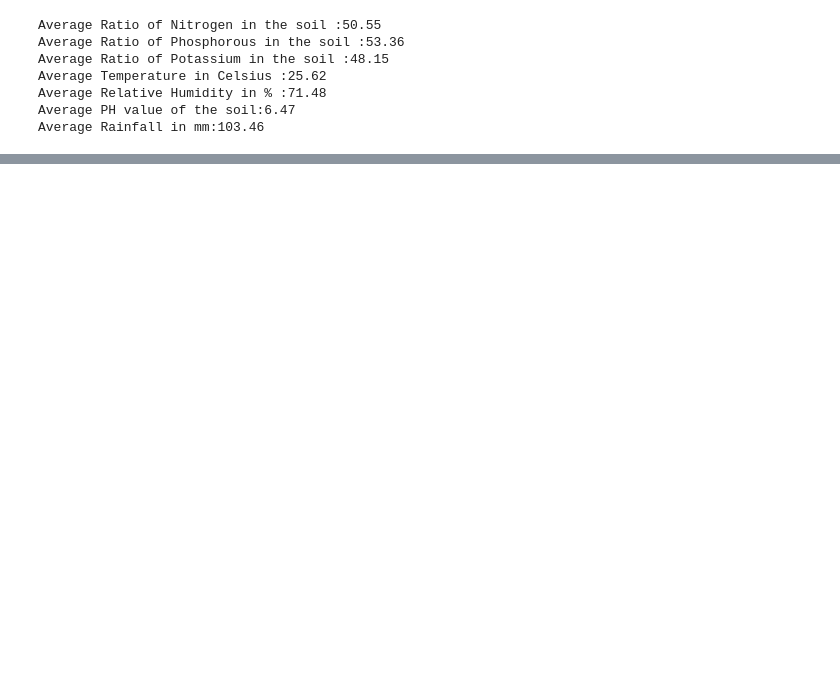
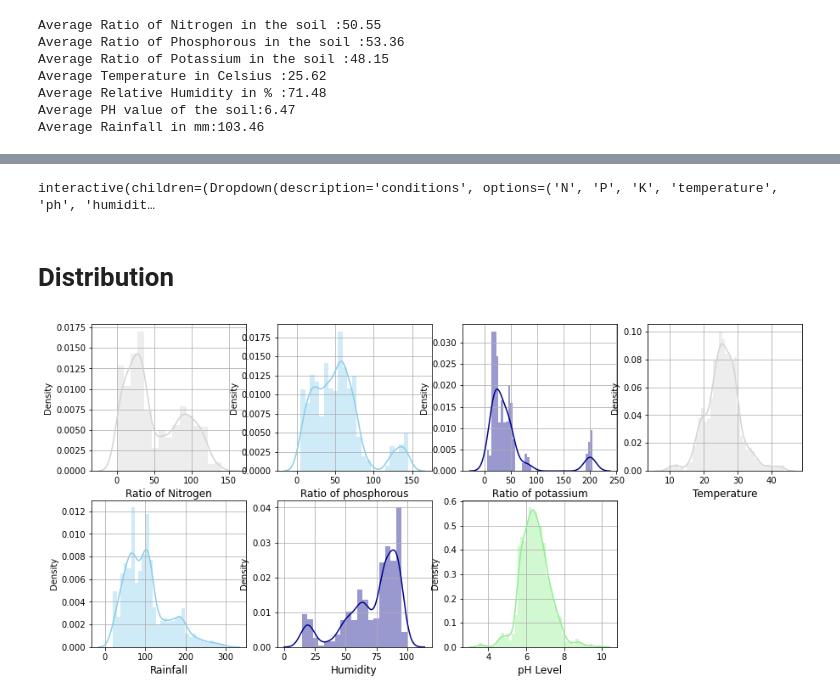
Before and after one commit to fasmina-nasar/AgriCulProdOpt, a Jupyter notebook: Optimising Agricultural Prodution.ipynb, the cells around one changed output, grey strips where cells are left out. Cells and saved outputs as stored; diff of their text form; code cells hidden in the pictures; blank space fills up the shorter version.

```diff
--- a/Optimising Agricultural Prodution.ipynb
+++ b/Optimising Agricultural Prodution.ipynb
@@ -124,0 +156,58 @@ interactive(children=(Dropdown(description='crops', options=('pigeonpeas', 'grap
+# %%
+# Let's make this function more intuitive
+
+@interact
+def compare(conditions=['N','P','K','temperature','ph','humidity','rainfall']):
+    print('crops which require greater than average',conditions,'\n')
+    print(data[data[conditions]>data[conditions].mean()]['label'].unique())
+    print('-----------------------------------------------')
+    print('crops which require less than average',conditions,'\n')
+    print(data[data[conditions]<=data[conditions].mean()]['label'].unique())
+# %% [output]
+interactive(children=(Dropdown(description='conditions', options=('N', 'P', 'K', 'temperature', 'ph', 'humidit…
+# %% [markdown]
+# Distribution
+# %%
+import warnings
+warnings.filterwarnings('ignore')
+
+# Lets check the distribution of Aricultural Conditions
+
+plt.rcParams['figure.figsize']=(15,7)
+
+plt.subplot(2,4,1)
+sns.distplot(data['N'],color='lightgrey')
+plt.xlabel('Ratio of Nitrogen',fontsize=12)
+plt.grid()
+
+plt.subplot(2,4,2)
+sns.distplot(data['P'],color='skyblue')
+plt.xlabel('Ratio of phosphorous',fontsize=12)
+plt.grid()
+
+plt.subplot(2,4,3)
+sns.distplot(data['K'],color='darkblue')
+plt.xlabel('Ratio of potassium',fontsize=12)
+plt.grid()
+
+plt.subplot(2,4,4)
+sns.distplot(data['temperature'],color='lightgrey')
+plt.xlabel('Temperature',fontsize=12)
+plt.grid()
+
+plt.subplot(2,4,5)
+sns.distplot(data['rainfall'],color='skyblue')
+plt.xlabel('Rainfall',fontsize=12)
+plt.grid()
+
+plt.subplot(2,4,6)
+sns.distplot(data['humidity'],color='darkblue')
+plt.xlabel('Humidity',fontsize=12)
+plt.grid()
+
+plt.subplot(2,4,7)
+sns.distplot(data['ph'],color='lightgreen')
+plt.xlabel('pH Level',fontsize=12)
+plt.grid()
+# %% [output]
+[figure, added]
```
Also changed, not shown: parts of 16 cells of this notebook.
